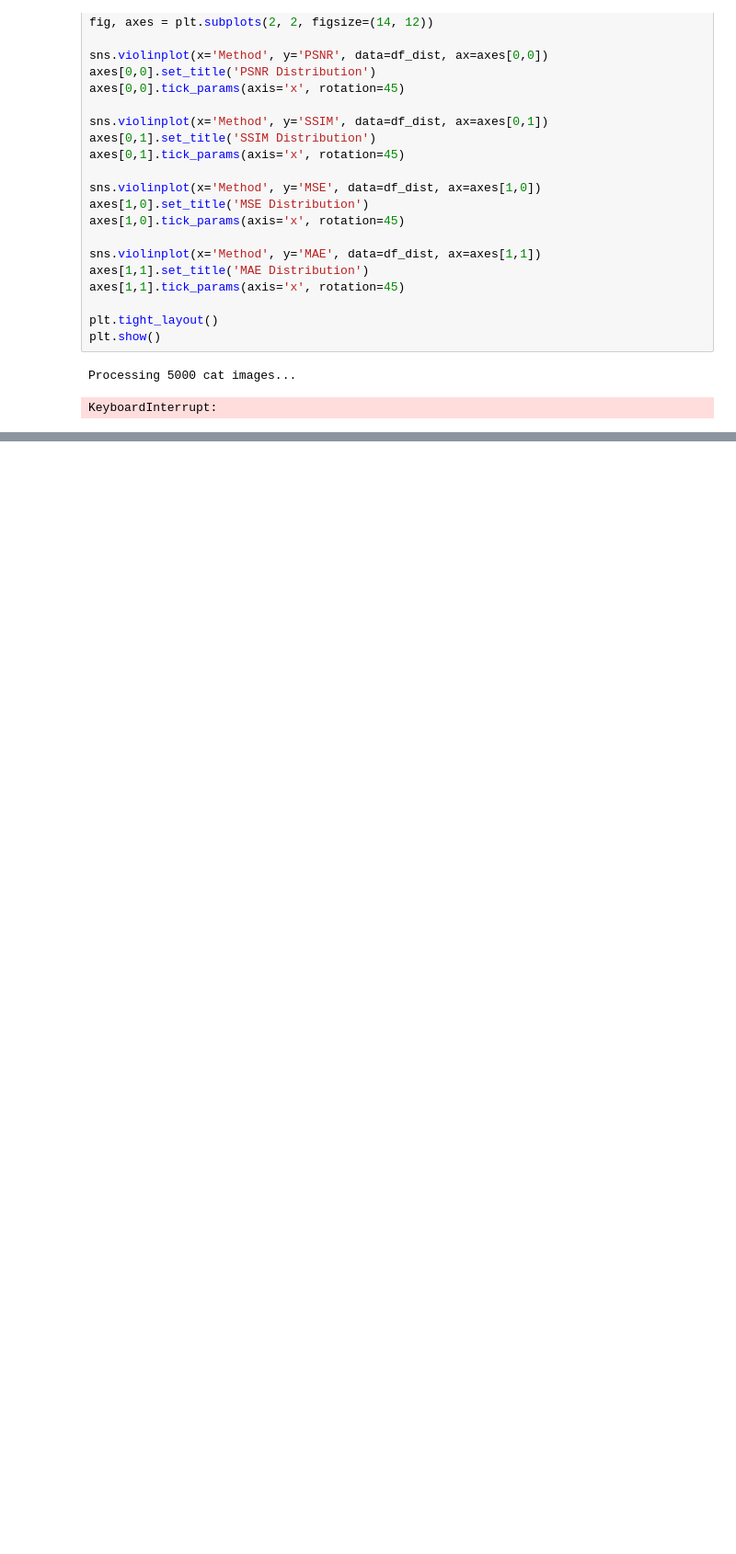
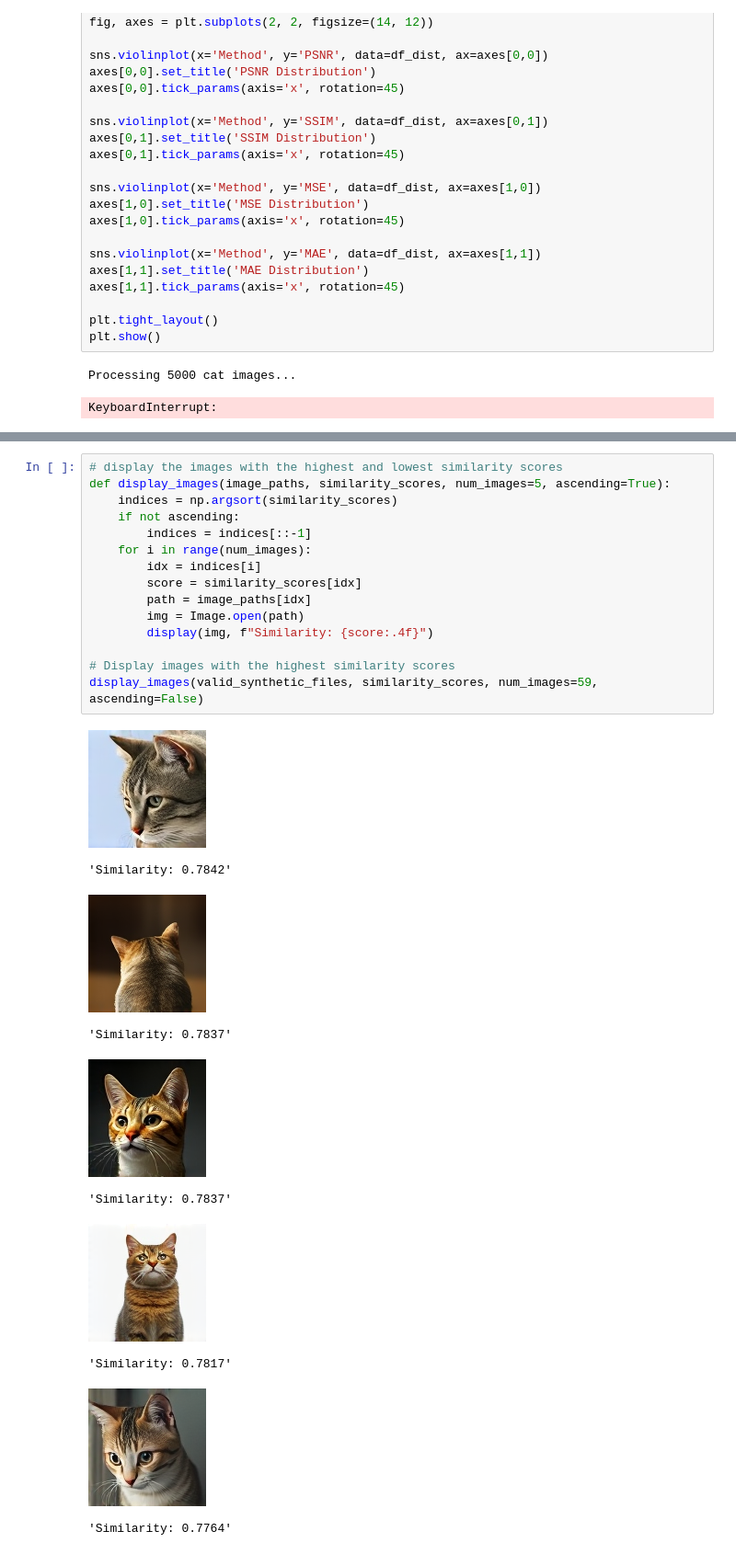
Before and after one commit to kordc/sd-imbalance, a Jupyter notebook: notebooks/analysis.ipynb, the cells around one changed output, grey strips where cells are left out. Shown at 92% size. Drawn from its saved outputs; the diff is of its cells as text; blank space fills up the shorter version.

```diff
--- a/notebooks/analysis.ipynb
+++ b/notebooks/analysis.ipynb
@@ -850,0 +879,26 @@ print(f"Saved the file names of selected images to '{output_file}'.")
+# %%
+# display the images with the highest and lowest similarity scores
+def display_images(image_paths, similarity_scores, num_images=5, ascending=True):
+    indices = np.argsort(similarity_scores)
+    if not ascending:
+        indices = indices[::-1]
+    for i in range(num_images):
+        idx = indices[i]
+        score = similarity_scores[idx]
+        path = image_paths[idx]
+        img = Image.open(path)
+        display(img, f"Similarity: {score:.4f}")
+
+# Display images with the highest similarity scores
+display_images(valid_synthetic_files, similarity_scores, num_images=59, ascending=False)
+# %% [output]
+[figure, added]
+'Similarity: 0.7842'
+[figure, added]
+'Similarity: 0.7837'
+[figure, added]
+'Similarity: 0.7837'
+[figure, added]
+'Similarity: 0.7817'
+[figure, added]
+'Similarity: 0.7764'
```
Also changed, not shown: parts of 10 cells of this notebook, 6 other files.
